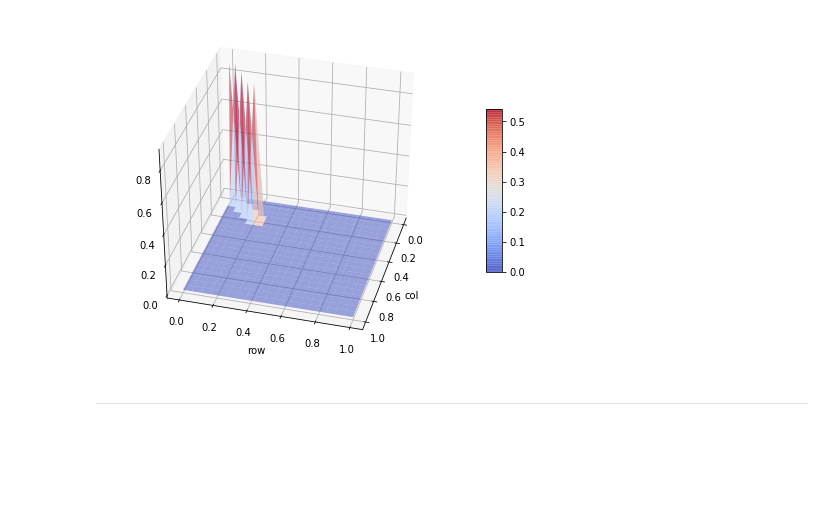
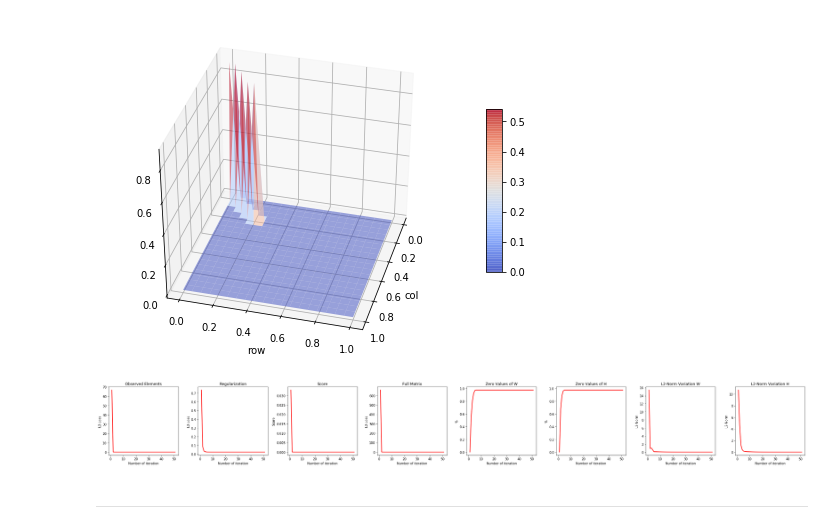
Before and after one commit to premolab/SGIMC, a Jupyter notebook: experiments/sgimc_by_qaadmm_prototype.ipynb, the cells around one changed output. Cells and saved outputs as stored; diff of their text form; code cells hidden in the pictures; blank space fills up the shorter version.

Commit message:
Added plot_loss

```diff
--- a/experiments/sgimc_by_qaadmm_prototype.ipynb
+++ b/experiments/sgimc_by_qaadmm_prototype.ipynb
@@ -730,5 +730,9 @@ fig.colorbar(surf, shrink=0.5, aspect=10)
 ax.view_init(37, 15)
 # %% [output]
 [figure]
+# %%
+plot_loss(loss_arr, exp_type, norm_type)
+# %% [output]
+[figure, added]
 # %% [markdown]
 <hr/>
```
